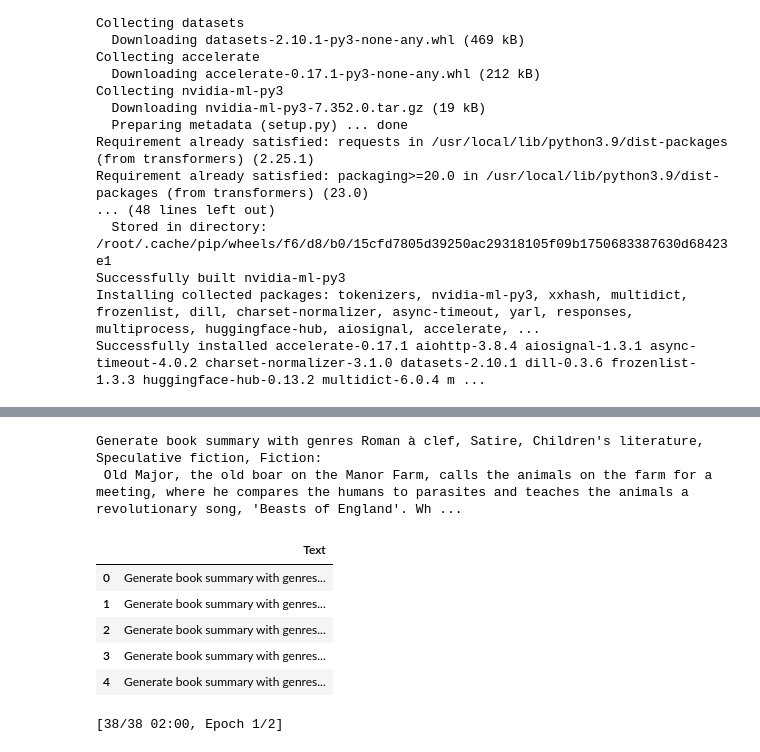
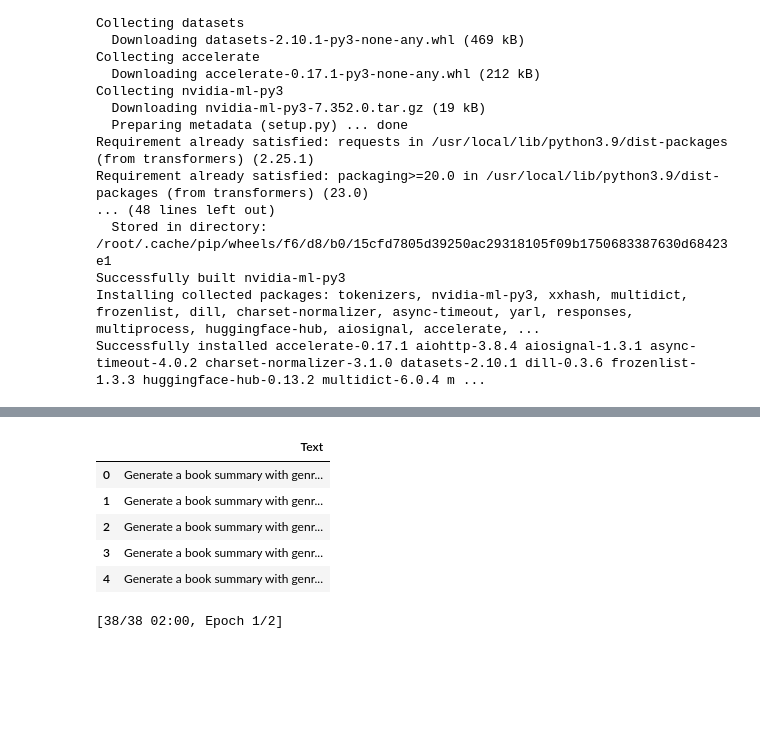
Before and after one commit to alexisechano/CS224N-Book-Summaries, a Jupyter notebook: gpt_model.ipynb, the cells around one changed output, grey strips where cells are left out. Drawn from its saved outputs; the diff is of its cells as text; code cells hidden in the pictures; blank space fills up the shorter version.

Commit message:
Added new data file and updated GPT

```diff
--- a/gpt_model.ipynb
+++ b/gpt_model.ipynb
@@ -109,28 +48,17 @@ def get_genres_str(genre_list):
-# %%
-# go thru data and clean up
-new_data = []
-df = df.reset_index()  # make sure indexes pair with number of rows
-prefix = 'Generate book summary with genres '
-
-for index, row in df.iterrows():
-    stringified_row = prefix + get_genres_str(row['Genres']) + ':\n'+ row['Summary']
-    new_data.append(stringified_row)
-
-print(new_data[0])
-# %% [output]
-Generate book summary with genres Roman à clef, Satire, Children's literature, Speculative fiction, Fiction:
- Old Major, the old boar on the Manor Farm, calls the animals on the farm for a meeting, where he compares the humans to parasites and teaches the animals a revolutionary song, 'Beasts of England'. Wh ...
-# %%
-# create new dataframe
-tokens_df = pd.DataFrame(new_data, columns=['Text'])
-tokens_df.head()
-# %% [output]
-|  | Text |
-| 0 | Generate book summary with genres... |
-| 1 | Generate book summary with genres... |
-| 2 | Generate book summary with genres... |
-| 3 | Generate book summary with genres... |
-| 4 | Generate book summary with genres... |
+# %%
+# create smaller dataset from our subset data
+from datasets import Dataset
+import pandas as pd
+filename = 'data/5000_booksummaries.zip'
+tokens_df = pd.read_csv(filename)
+tokens_df.head(5)
+# %% [output]
+|  | Text |
+| 0 | Generate a book summary with genr... |
+| 1 | Generate a book summary with genr... |
+| 2 | Generate a book summary with genr... |
+| 3 | Generate a book summary with genr... |
+| 4 | Generate a book summary with genr... |
 # %%
 # split data into train and test data
 from sklearn.model_selection import train_test_split
```
Also changed, not shown: parts of 3 cells of this notebook, 2 other files.
